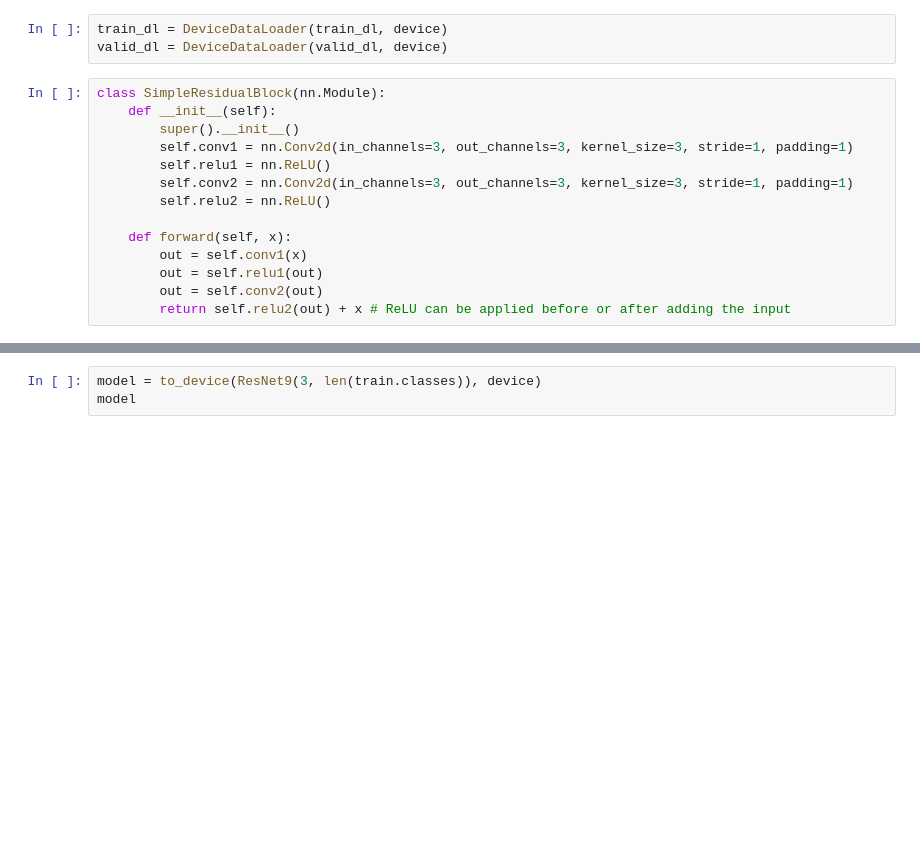
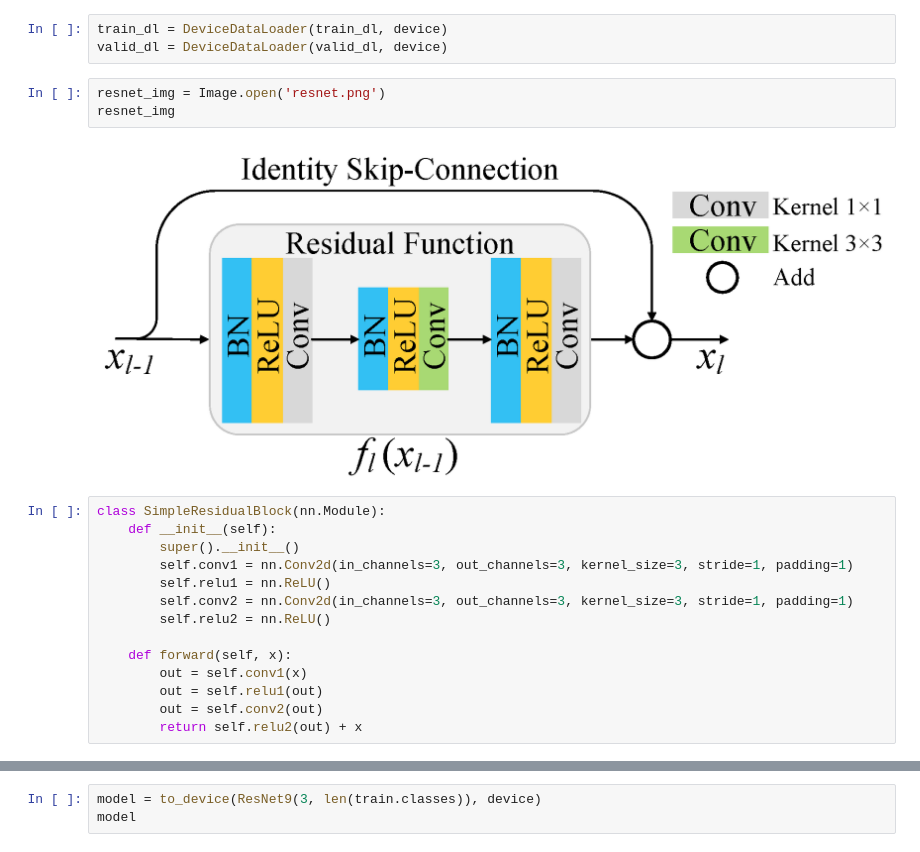
Before and after one commit to IVADL/plant-disease-classification, a Jupyter notebook: bluvory/disease_resnet.ipynb, the cells around one changed output, grey strips where cells are left out. Saved outputs shown, nothing was run; the diff lists cells and outputs as text; blank space fills up the shorter version.

```diff
--- a/bluvory/disease_resnet.ipynb
+++ b/bluvory/disease_resnet.ipynb
@@ -180,6 +172,11 @@ device(type='cuda')
 # %%
 train_dl = DeviceDataLoader(train_dl, device)
 valid_dl = DeviceDataLoader(valid_dl, device)
+# %%
+resnet_img = Image.open('resnet.png')
+resnet_img
+# %% [output]
+[figure, added]
 # %%
 class SimpleResidualBlock(nn.Module):
     def __init__(self):
@@ -193,5 +190,5 @@ class SimpleResidualBlock(nn.Module):
         out = self.conv1(x)
         out = self.relu1(out)
         out = self.conv2(out)
-        return self.relu2(out) + x # ReLU can be applied before or after adding the input
+        return self.relu2(out) + x
 # %%
```
Also changed, not shown: parts of 19 cells of this notebook.
